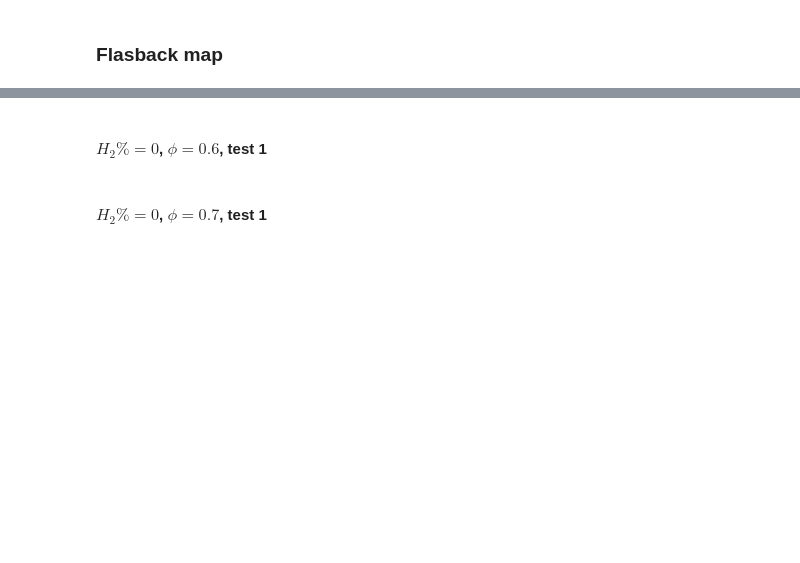
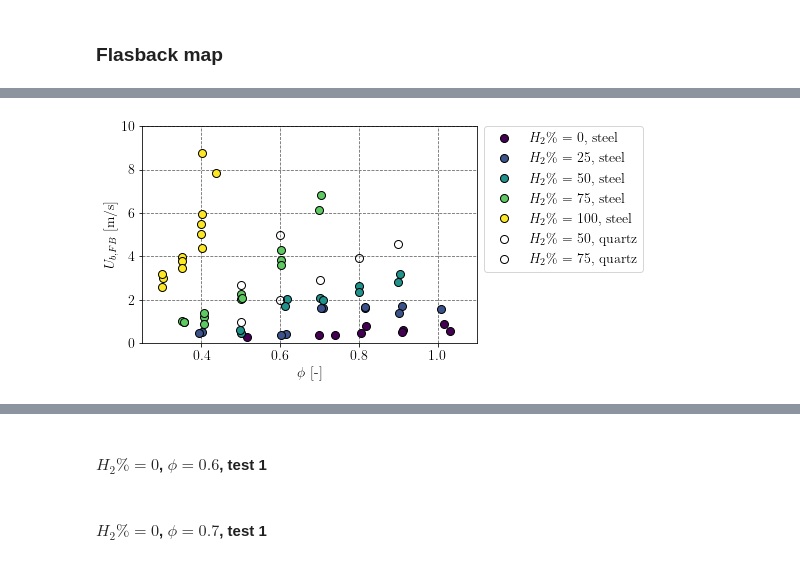
Before and after one commit to luukalt/data_analysis, a Jupyter notebook: docs/projects/combustor_flamesheet_cyl/flashback_propensity.ipynb, the cells around one changed output, grey strips where cells are left out. Saved outputs shown, nothing was run; the diff lists cells and outputs as text; code cells hidden in the pictures; blank space fills up the shorter version.

```diff
--- a/docs/projects/combustor_flamesheet_cyl/flashback_propensity.ipynb
+++ b/docs/projects/combustor_flamesheet_cyl/flashback_propensity.ipynb
@@ -194,9 +194,10 @@ for key, value in flashback_data.items():
     data_dir = 'data/session_' + str(date) + '/'
 
     # A: File name of all data (except temperature)
-    filename_A = data_dir + 'H' + str(hydrogen_percentage) + '_phi=' + str(phi) + '_u1=x_' + str(date) + '_test' + str(test_nr) + '.txt'
+    # filename_A = data_dir + 'H' + str(hydrogen_percentage) + '_phi=' + str(phi) + '_u1=x_' + str(date) + '_test' + str(test_nr) + '.txt'
 
-    # Read data of experiment
+    filename_A ="https://raw.githubusercontent.com/luukalt/phd/main/docs/projects/combustor_flamesheet_cyl/data/session_" + str(date) + "/H" + str(hydrogen_percentage) + '_phi%3D' + "{:.2f}".format(phi) + '_u1%3Dx_' + str(date) + '_test' + str(test_nr) + '.csv'
+    print(filename_A)
     data_A = pd.read_csv(filename_A, header=None)
     flashback_data[key].append(data_A)
 # %% [output]
@@ -207,6 +224,9 @@ FileNotFoundError: [Errno 2] No such file or directory: 'data/session_2020-07-30
 #%% RESULTS: PLOT CONFIGURATION
 # Import packages
 import matplotlib.cm as cm
+
+# Use Latex font in plots
+plt.rcParams['text.usetex'] = True
 
 # Color palette
 cmap = cm.viridis
@@ -224,6 +244,10 @@ H2_percentages = [0, 25, 50, 75, 100]
 # Color for hydrogen content in plot
 colors = cm.viridis(np.linspace(0, 1, len(H2_percentages)))
 
+# Markers for hydrogen content in plot
+markers = ['o','^','s','p', '*']
+markersizes = [6, 6, 6, 8, 8]
+
 label = 'H2% = ' + str(H2_percentages)
 
 # Marker specification
@@ -235,60 +259,39 @@ fig1, ax1 = plt.subplots()
 
 for key, value in flashback_data.items():
 
+    H2_percentage = key[0]
     phi_FB = flashback_data[key][index_data][index_phi_meas][value[index_u_u_FB]]
     u_u_FB = flashback_data[key][index_data][index_u_u_meas][value[index_u_u_FB]]
 
-    ax1.plot(phi_FB, u_u_FB, color=marker_color, marker='o', label=label_text, linestyle="None")
+    color = colors[H2_percentages.index(H2_percentage)]
+    marker = markers[H2_percentages.index(H2_percentage)]
+    ms = markersizes[H2_percentages.index(H2_percentage)]
 
-    # ax1.plot(phi_FB, u_u_FB, color=marker_color, marker='o', linestyle="None")
+    ax1.plot(phi_FB, u_u_FB, mec='k', mfc=color, marker='o', ms=8, fillstyle=fill_style_steel, ls="None", label="$H_{2}\%$ = " + str(H2_percentage) + ", steel")
 
+for key, value in flashback_data_quartz.items():
 
-# for key, value in flashback_data_quartz.items():
+    H2_percentage = key[0]
+    phi_FB = key[1]
+    u_u_FB = value[1]
 
-#     if key[0] == 'H0':
-#         label_added = label_added_H0_quartz
-#         marker_color = H0_color
-#         label_text = H0_quartz_label
-#     elif key[0] == 'H25':
-#         label_added = label_added_H25_quartz
-#         marker_color = H25_color
-#         label_text = H25_quartz_label
-#     elif key[0] == 'H50':
-#         label_added = label_added_H50_quartz
-#         marker_color = H50_color
-#         label_text = H50_quartz_label
-#     elif key[0] == 'H75':
-#         label_added = label_added_H75_quartz
-#         marker_color = H75_color
-#         label_text = H75_quartz_label
-#     elif key[0] == 'H100':
-#         label_added = label_added_H100_quartz
-#         marker_color = H100_color
-#         label_text = H100_quartz_label
+    color = colors[H2_percentages.index(H2_percentage)]
+    marker = markers[H2_percentages.index(H2_percentage)]
+    ms = markersizes[H2_percentages.index(H2_percentage)]
 
-#     phi_FB = value[1]
-#     u_u_FB = value[2]
+    ax1.plot(phi_FB, u_u_FB, mec='k', mfc=color, marker='o', ms=8, fillstyle=fill_style_quartz, ls="None", label="$H_{2}\%$ = " + str(H2_percentage) + ", quartz")
 
-#     if not label_added:
-#         plt.plot(phi_FB, u_u_FB, color=marker_color, marker='o', fillstyle=fill_style_quartz, label=label_text, linestyle="None")
-#         if key[0] == 'H0':
-#             label_added_H0_quartz = True
-#         elif key[0] == 'H25':
-#             label_added_H25_quartz = True
-#         elif key[0] == 'H50':
-#             label_added_H50_quartz = True
-#         elif key[0] == 'H75':
-#             label_added_H75_quartz = True
-#         elif key[0] == 'H100':
-#             label_added_H100_quartz = True
-#     else:
-#         ax1.plot(phi_FB, u_u_FB, color=marker_color, marker='o', fillstyle=fill_style_quartz, linestyle="None")
+# Turn on grid
+ax1.grid(b=True, which='major', color='#666666', linestyle='--', axis='both')
 
-    ax1.xlabel('$\phi$ [-]')
-    ax1.ylabel('$u_{u,{FB}}$ [m/s]')
-    ax1.xlim(0.25, 1.1)
-    ax1.ylim(0, 9.00)
-    ax1.grid(b=True, which='major', color='#666666', linestyle='--', axis='both')
-    ax1.legend(bbox_to_anchor=(1, 1))
-    #plt.title('Figure ' + str(fig_nr) + ': ' + 'Flashback propensity map for multiple mixtures')
+# Set legend without duplicating labels
+handles, labels = ax1.get_legend_handles_labels()
+by_label = dict(zip(labels, handles))
+ax1.legend(by_label.values(), by_label.keys(), bbox_to_anchor=(1, 1.03))
+
+# Set axis labels and limits
+ax1.set_xlabel('$\phi$ [-]')
+ax1.set_ylabel('$U_{b,{FB}}$ [m/s]')
+ax1.set_xlim(0.25, 1.1)
+ax1.set_ylim(0, 10)
 # %% [output]
@@ -295,0 +298 @@ NameError: name 'plt' is not defined
+[figure, added]
```
Also changed, not shown: parts of 4 cells of this notebook, 1 other file.
